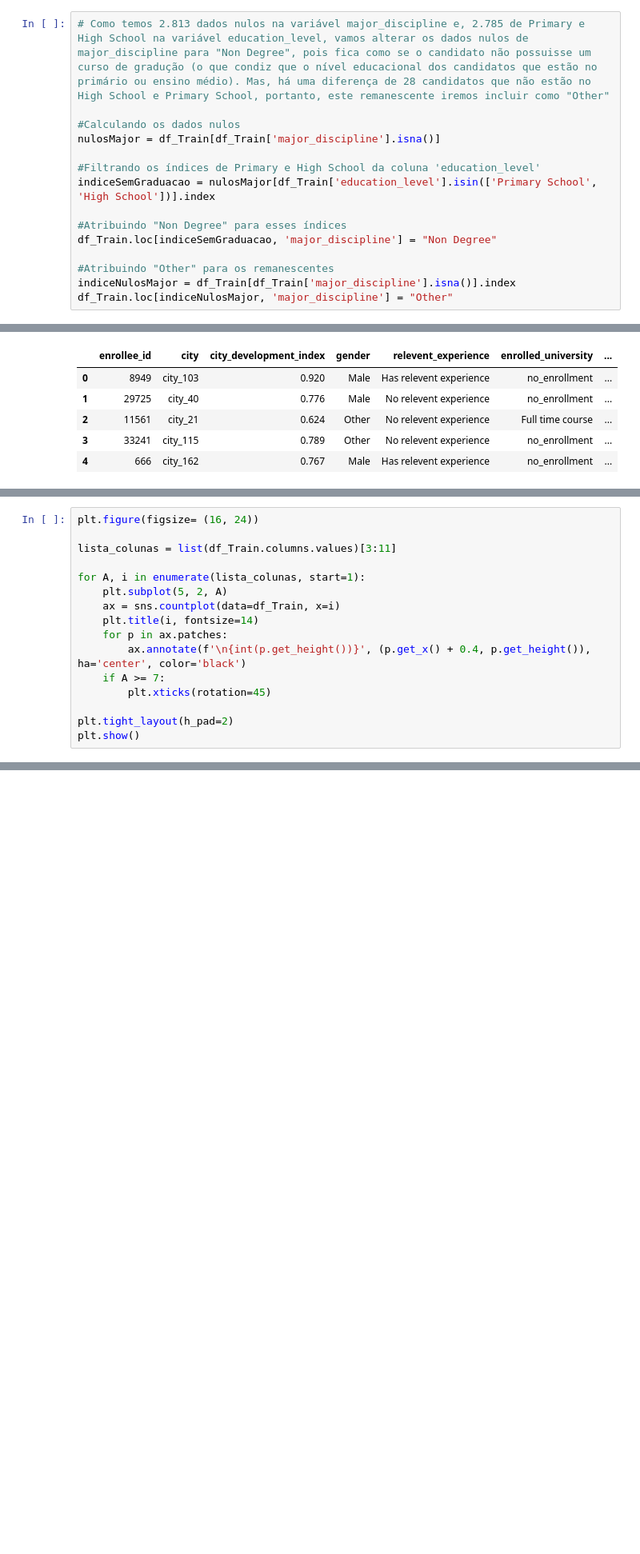
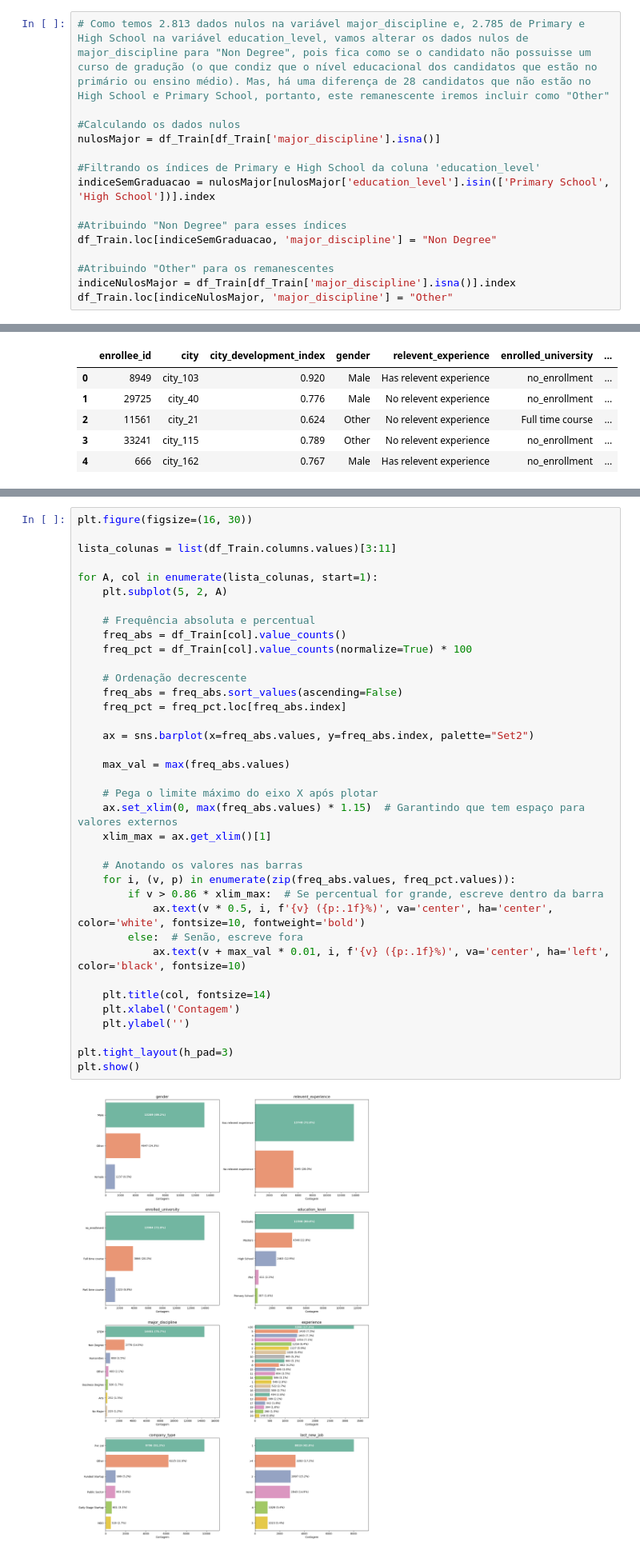
Before and after one commit to PedroCanhete/Projeto-RH, a Jupyter notebook: projetoRH.ipynb, the cells around one changed output, grey strips where cells are left out. Shown at 80% size. Cells and saved outputs as stored; diff of their text form; blank space fills up the shorter version.

```diff
--- a/projetoRH.ipynb
+++ b/projetoRH.ipynb
@@ -313,7 +316,7 @@ Valor: No Major | Quantidade: 223 | Percentual: 1.16%
 nulosMajor = df_Train[df_Train['major_discipline'].isna()]
 
 #Filtrando os índices de Primary e High School da coluna 'education_level'
-indiceSemGraduacao = nulosMajor[df_Train['education_level'].isin(['Primary School', 'High School'])].index
+indiceSemGraduacao = nulosMajor[nulosMajor['education_level'].isin(['Primary School', 'High School'])].index
 
 #Atribuindo "Non Degree" para esses índices
 df_Train.loc[indiceSemGraduacao, 'major_discipline'] = "Non Degree"
@@ -513,16 +515,0 @@ df_Train.head()
-# %%
-plt.figure(figsize= (16, 24))
-
-lista_colunas = list(df_Train.columns.values)[3:11]
-
-for A, i in enumerate(lista_colunas, start=1):
-    plt.subplot(5, 2, A)
-    ax = sns.countplot(data=df_Train, x=i)
-    plt.title(i, fontsize=14)
-    for p in ax.patches:
-        ax.annotate(f'\n{int(p.get_height())}', (p.get_x() + 0.4, p.get_height()), ha='center', color='black')
-    if A >= 7:
-        plt.xticks(rotation=45)
-
-plt.tight_layout(h_pad=2)
-plt.show()
@@ -536,0 +516,39 @@ Transposição das informações p/ power BI
+# %%
+plt.figure(figsize=(16, 30))
+
+lista_colunas = list(df_Train.columns.values)[3:11]
+
+for A, col in enumerate(lista_colunas, start=1):
+    plt.subplot(5, 2, A)
+
+    # Frequência absoluta e percentual
+    freq_abs = df_Train[col].value_counts()
+    freq_pct = df_Train[col].value_counts(normalize=True) * 100
+
+    # Ordenação decrescente
+    freq_abs = freq_abs.sort_values(ascending=False)
+    freq_pct = freq_pct.loc[freq_abs.index]
+
+    ax = sns.barplot(x=freq_abs.values, y=freq_abs.index, palette="Set2")
+
+    max_val = max(freq_abs.values)
+
+    # Pega o limite máximo do eixo X após plotar
+    ax.set_xlim(0, max(freq_abs.values) * 1.15)  # Garantindo que tem espaço para valores externos
+    xlim_max = ax.get_xlim()[1]
+
+    # Anotando os valores nas barras
+    for i, (v, p) in enumerate(zip(freq_abs.values, freq_pct.values)):
+        if v > 0.86 * xlim_max:  # Se percentual for grande, escreve dentro da barra
+            ax.text(v * 0.5, i, f'{v} ({p:.1f}%)', va='center', ha='center', color='white', fontsize=10, fontweight='bold')
+        else:  # Senão, escreve fora
+            ax.text(v + max_val * 0.01, i, f'{v} ({p:.1f}%)', va='center', ha='left', color='black', fontsize=10)
+
+    plt.title(col, fontsize=14)
+    plt.xlabel('Contagem')
+    plt.ylabel('')
+
+plt.tight_layout(h_pad=3)
+plt.show()
+# %% [output]
+[figure, added]
```
Also changed, not shown: parts of 24 cells of this notebook.
